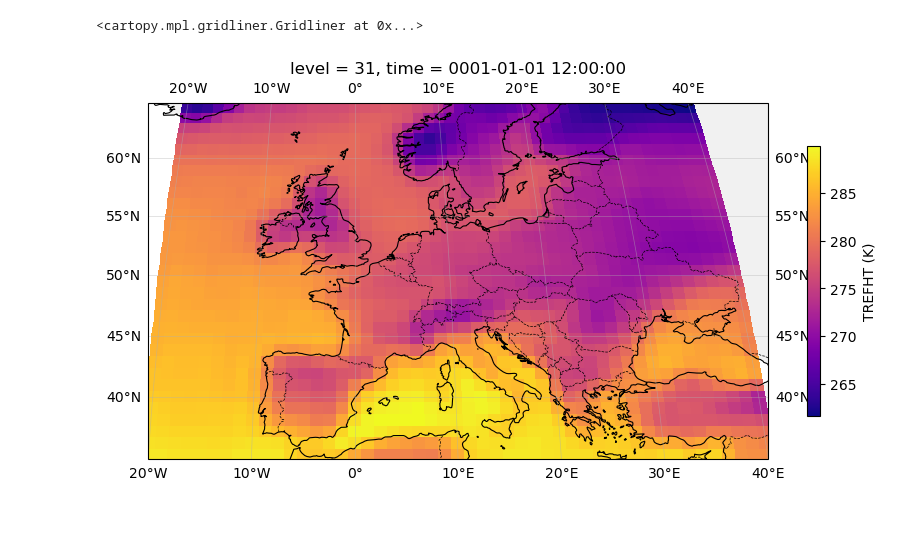
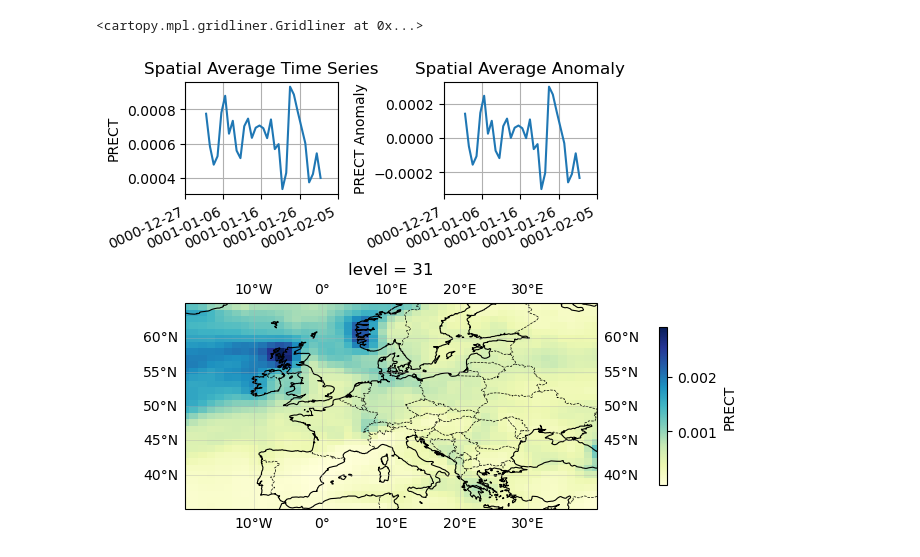
Before and after one commit to undertherainysky/ATOC_4815_Lab7, a Jupyter notebook: main.ipynb, the cells around one changed output. Cells and saved outputs as stored; diff of their text form; code cells hidden in the pictures; blank space fills up the shorter version.

Commit message:
Mosaic Created

```diff
--- a/main.ipynb
+++ b/main.ipynb
@@ -11,46 +11,87 @@ import cartopy.feature as cfeature
 cam_data = xr.open_dataset('sample_data_camulator.nc')
 """
 # Tests from slides:
 ## View all variables
 print("Variables:", list(cam_data.data_vars))
 ## View dimensions
 print("\nDimensions:", dict(cam_data.dims))
 ## View coordinates
 print("\nCoordinates:", list(cam_data.coords))
 ## Global attributes
 print("\nGlobal attributes:", cam_data.attrs)
 ## Specific variable attributes
 print("\nTREFHT attributes:", cam_data['TREFHT'].attrs)
 """
 # shift longitude to -180 to 180 to allow slicing across meridian
 cam_data.coords['longitude'] = (cam_data.coords['longitude'] + 180) % 360 - 180
 cam_data = cam_data.sortby(cam_data.longitude)
 
 #lat: 35-65N
 #long 20W-40E
 europe = cam_data.sel(
     latitude=slice(35,65),
     longitude=slice(-20,40)
 )
 
 # Plot original values:
-fig, ax = plt.subplots(
-    figsize=(10, 5),
-    subplot_kw={'projection': ccrs.Robinson()}   # 1. Choose map projection
-)
-europe['TREFHT'].isel(time=0).plot(
-    ax=ax,
-    transform=ccrs.PlateCarree(),                # data is on regular lat/lon
-    cmap='plasma',
-    cbar_kwargs={'label': 'TREFHT (K)', 'shrink': 0.7},
-)
-ax.set_extent([-20, 40, 35, 65], crs=ccrs.PlateCarree())
-ax.coastlines(linewidth=0.8)
-ax.add_feature(cfeature.BORDERS, linewidth=0.5, linestyle='--')
-ax.add_feature(cfeature.LAND, facecolor='lightgray', alpha=0.3)
-ax.gridlines(draw_labels=True, linewidth=0.5, alpha=0.5)
+# fig, ax = plt.subplots(
+#     figsize=(10, 5),
+#     subplot_kw={'projection': ccrs.Robinson()}   # 1. Choose map projection
+# )
+# europe['TREFHT'].isel(time=0).plot(
+#     ax=ax,
+#     transform=ccrs.PlateCarree(),                # data is on regular lat/lon
+#     cmap='plasma',
+#     cbar_kwargs={'label': 'TREFHT (K)', 'shrink': 0.7},
+# )
+# ax.set_extent([-20, 40, 35, 65], crs=ccrs.PlateCarree())
+# ax.coastlines(linewidth=0.8)
+# ax.add_feature(cfeature.BORDERS, linewidth=0.5, linestyle='--')
+# ax.add_feature(cfeature.LAND, facecolor='lightgray', alpha=0.3)
+# ax.gridlines(draw_labels=True, linewidth=0.5, alpha=0.5)
 
 # Lab Plotting:
+
+europe_spatialAvg = europe['PRECT'].mean(dim=['latitude','longitude'])
+europe_timeAvg = europe_spatialAvg.mean(dim='time')
+# europe_spatialAvg.plot()
+#YlGnBu
+axes = plt.figure(layout="constrained").subplot_mosaic(
+    """
+    AC
+    BB
+    """,
+    height_ratios=[1, 2],
+    per_subplot_kw={"B": dict(projection=ccrs.PlateCarree())}
+)
+
+
+axes["A"].plot(europe['time'],europe_spatialAvg)
+axes["A"].set_title("Spatial Average Time Series")
+axes["A"].set_xticks(axes["A"].get_xticks(), axes["A"].get_xticklabels(), rotation=25, ha='right')
+axes["A"].grid()
+axes["A"].set_ylabel("PRECT")
+
+axes["C"].plot(europe['time'],europe_spatialAvg-europe_timeAvg)
+axes["C"].set_title("Spatial Average Anomaly")
+axes["C"].set_xticks(axes["C"].get_xticks(), axes["C"].get_xticklabels(), rotation=25, ha='right')
+axes["C"].grid()
+axes["C"].set_ylabel("PRECT Anomaly")
+
+
+europe_timenonsAvg = europe.mean(dim='time')
+europe_timenonsAvg['PRECT'].plot(
+    ax=axes["B"],
+    transform=ccrs.PlateCarree(),                # data is on regular lat/lon
+    cmap='YlGnBu',
+    cbar_kwargs={'label': 'PRECT', 'shrink': 0.7},
+)
+axes["B"].set_extent([-20, 40, 35, 65], crs=ccrs.PlateCarree())
+
+axes["B"].coastlines(linewidth=0.8)
+axes["B"].add_feature(cfeature.BORDERS, linewidth=0.5, linestyle='--')
+axes["B"].add_feature(cfeature.LAND, facecolor='lightgray', alpha=0.3)
+axes["B"].gridlines(draw_labels=True, linewidth=0.5, alpha=0.5)
 # %% [output]
 <cartopy.mpl.gridliner.Gridliner at 0x...>
-[figure, old version]
+[figure, new version]
```
